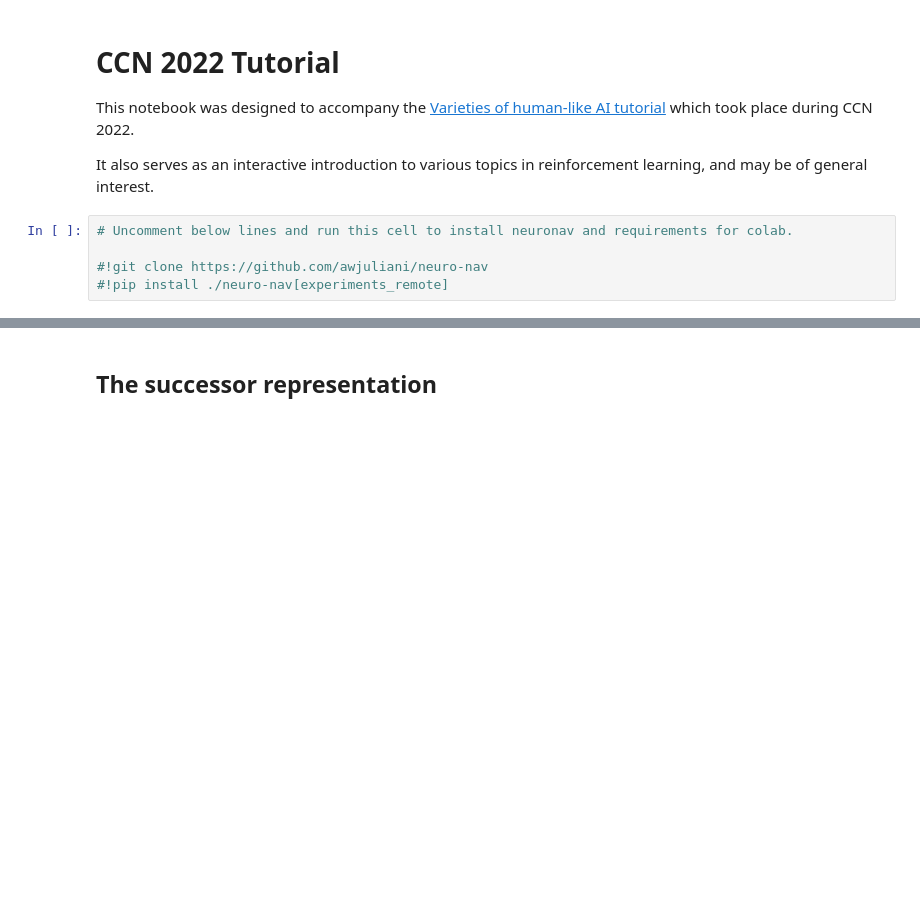
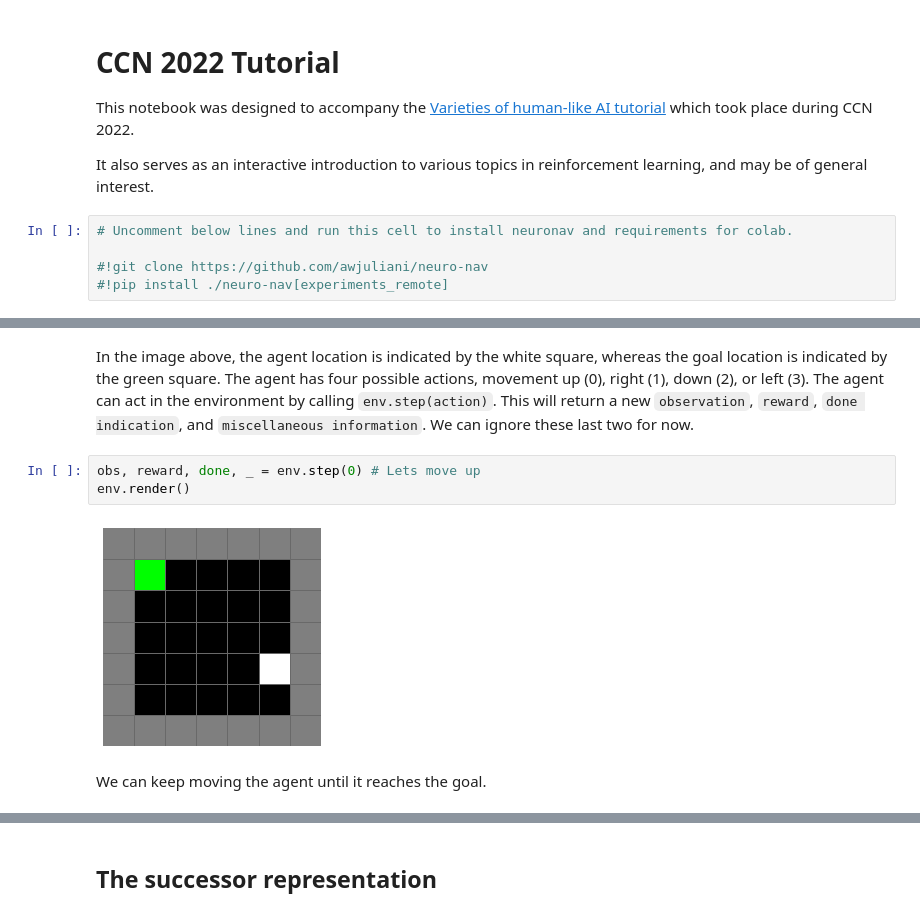
Before and after one commit to awjuliani/neuro-nav, a Jupyter notebook: notebooks/ccn_tutorial.ipynb, the cells around one changed output, grey strips where cells are left out. Saved outputs shown, nothing was run; the diff lists cells and outputs as text; blank space fills up the shorter version.

```diff
--- a/notebooks/ccn_tutorial.ipynb
+++ b/notebooks/ccn_tutorial.ipynb
@@ -23,0 +35,9 @@ import numpy as np
+# %% [markdown]
+In the image above, the agent location is indicated by the white square, whereas the goal location is indicated by the green square. The agent has four possible actions, movement up (0), right (1), down (2), or left (3). The agent can act in the environment by calling `env.step(action)`. This will return a new `observation`, `reward`, `done indication`, and `miscellaneous information`. We can ignore these last two for now.
+# %%
+obs, reward, done, _ = env.step(0) # Lets move up
+env.render()
+# %% [output]
+[figure, added]
+# %% [markdown]
+We can keep moving the agent until it reaches the goal.
```
Also changed, not shown: parts of 26 cells of this notebook, 2 other files.
